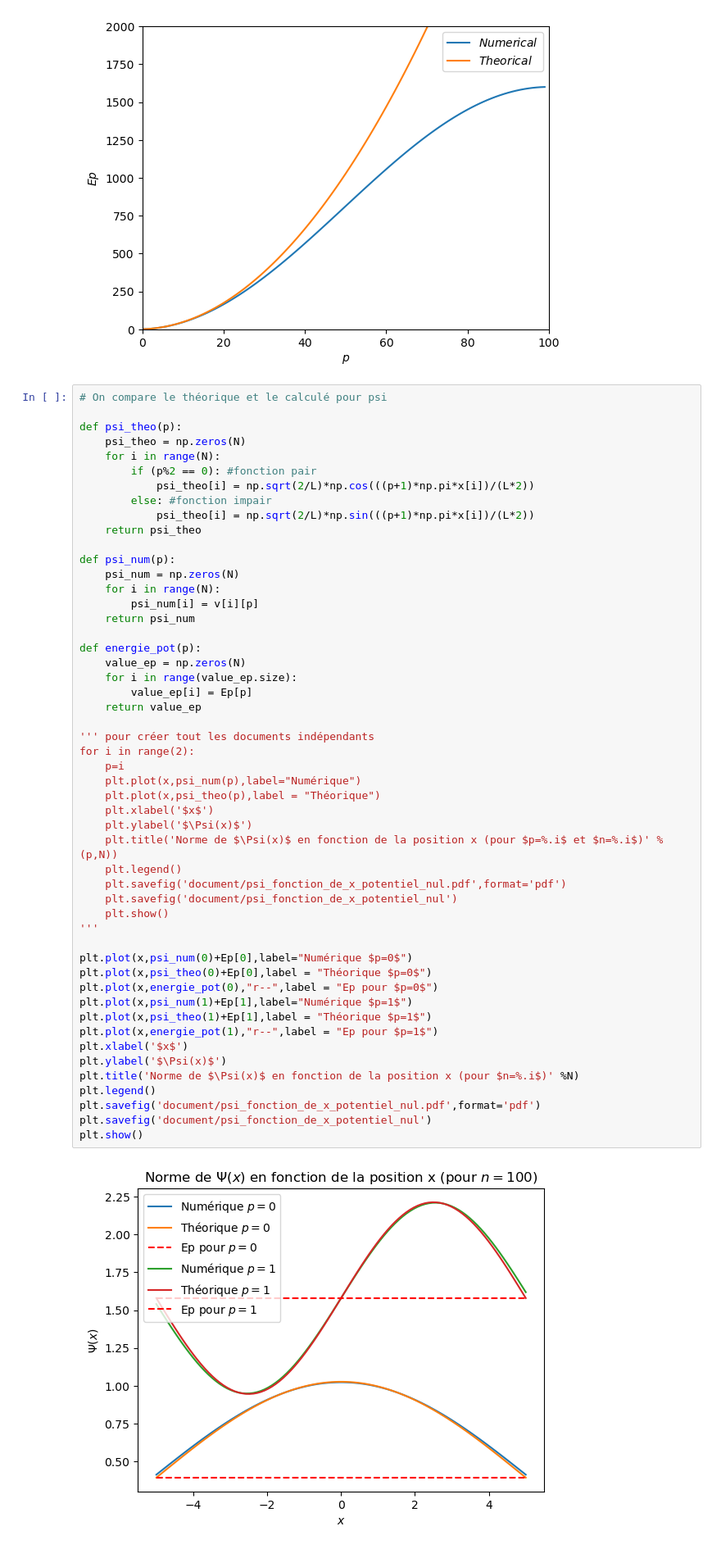
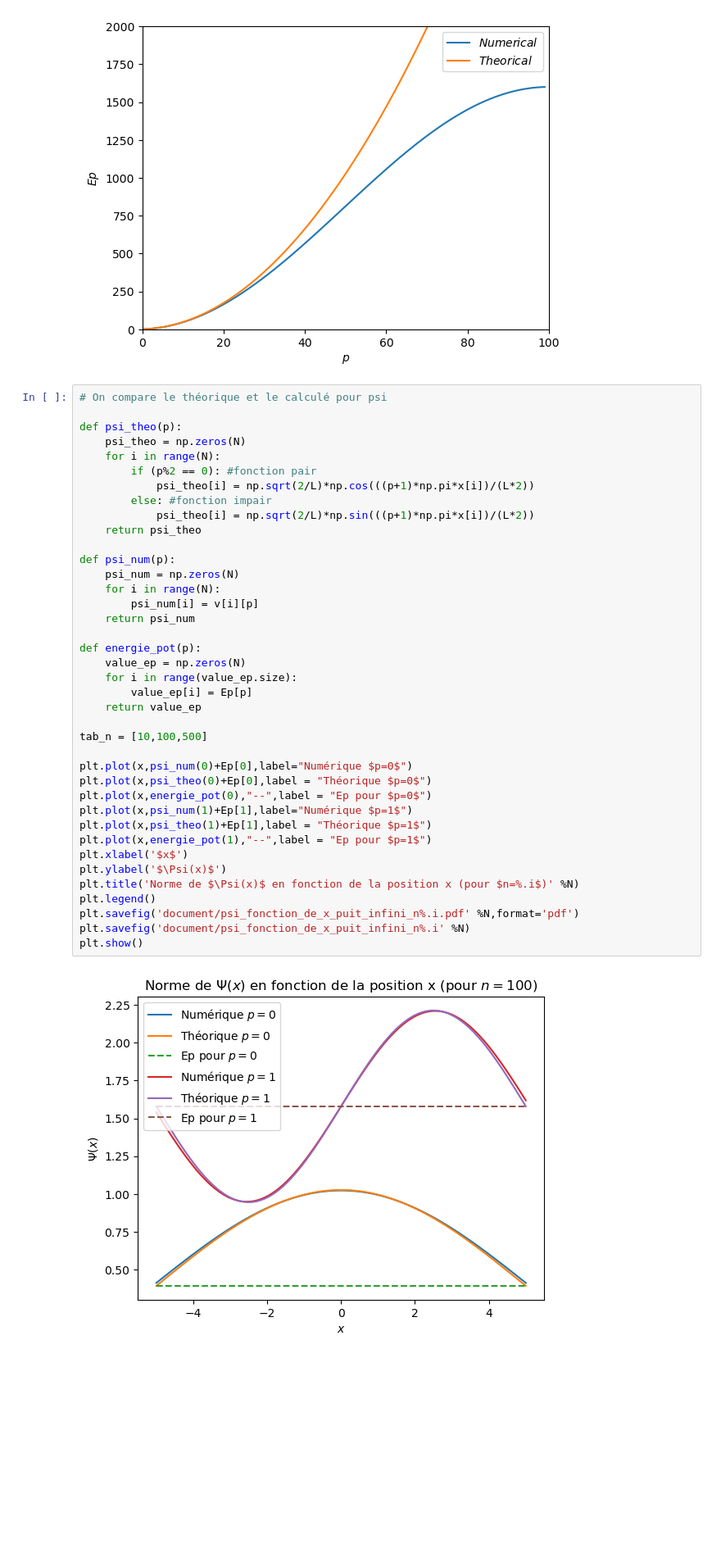
Before and after one commit to lucasboistay/shrodinger_simulation, a Jupyter notebook: etat_stationnaire/Untitled.ipynb, the cells around one changed output. Shown at 82% size. Saved outputs shown, nothing was run; the diff lists cells and outputs as text; blank space fills up the shorter version.

```diff
--- a/etat_stationnaire/Untitled.ipynb
+++ b/etat_stationnaire/Untitled.ipynb
@@ -162,48 +162,36 @@ def psi_theo(p):
     for i in range(N):
         if (p%2 == 0): #fonction pair
             psi_theo[i] = np.sqrt(2/L)*np.cos(((p+1)*np.pi*x[i])/(L*2))
         else: #fonction impair
             psi_theo[i] = np.sqrt(2/L)*np.sin(((p+1)*np.pi*x[i])/(L*2))
     return psi_theo
 
 def psi_num(p):
     psi_num = np.zeros(N)
     for i in range(N):
         psi_num[i] = v[i][p]
     return psi_num
 
 def energie_pot(p):
     value_ep = np.zeros(N)
     for i in range(value_ep.size):
         value_ep[i] = Ep[p]
     return value_ep
 
-''' pour créer tout les documents indépendants
-for i in range(2):
-    p=i
-    plt.plot(x,psi_num(p),label="Numérique")
-    plt.plot(x,psi_theo(p),label = "Théorique")
-    plt.xlabel('$x$')
-    plt.ylabel('$\Psi(x)$')
-    plt.title('Norme de $\Psi(x)$ en fonction de la position x (pour $p=%.i$ et $n=%.i$)' %(p,N))
-    plt.legend()
-    plt.savefig('document/psi_fonction_de_x_potentiel_nul.pdf',format='pdf')
-    plt.savefig('document/psi_fonction_de_x_potentiel_nul')
-    plt.show()
-'''
+tab_n = [10,100,500]
 
 plt.plot(x,psi_num(0)+Ep[0],label="Numérique $p=0$")
 plt.plot(x,psi_theo(0)+Ep[0],label = "Théorique $p=0$")
-plt.plot(x,energie_pot(0),"r--",label = "Ep pour $p=0$")
+plt.plot(x,energie_pot(0),"--",label = "Ep pour $p=0$")
 plt.plot(x,psi_num(1)+Ep[1],label="Numérique $p=1$")
 plt.plot(x,psi_theo(1)+Ep[1],label = "Théorique $p=1$")
-plt.plot(x,energie_pot(1),"r--",label = "Ep pour $p=1$")
+plt.plot(x,energie_pot(1),"--",label = "Ep pour $p=1$")
 plt.xlabel('$x$')
 plt.ylabel('$\Psi(x)$')
 plt.title('Norme de $\Psi(x)$ en fonction de la position x (pour $n=%.i$)' %N)
 plt.legend()
-plt.savefig('document/psi_fonction_de_x_potentiel_nul.pdf',format='pdf')
-plt.savefig('document/psi_fonction_de_x_potentiel_nul')
+plt.savefig('document/psi_fonction_de_x_puit_infini_n%.i.pdf' %N,format='pdf')
+plt.savefig('document/psi_fonction_de_x_puit_infini_n%.i' %N)
 plt.show()
 # %% [output]
-[figure, old version]
+[figure, new version]
```
Also changed, not shown: parts of 2 cells of this notebook, 10 other files.
